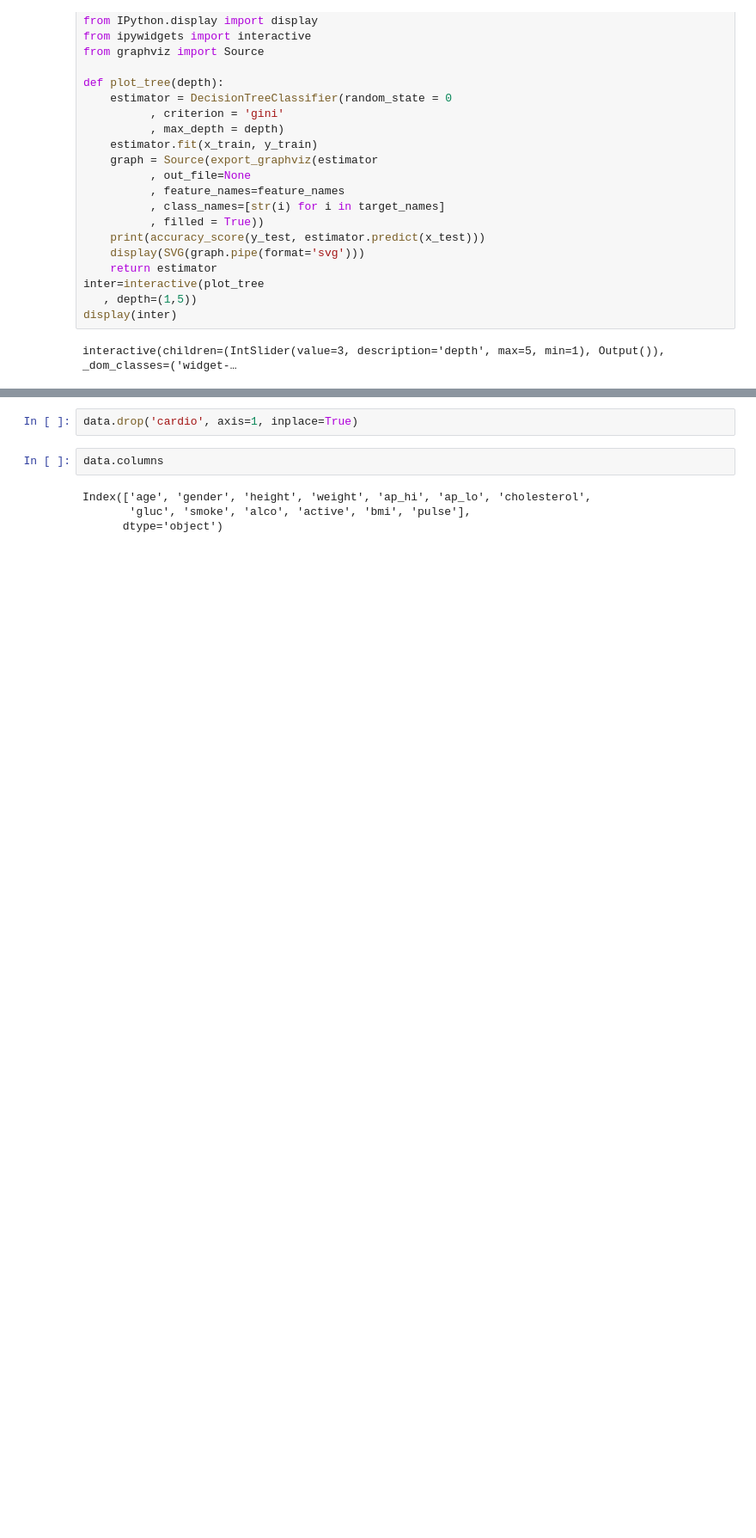
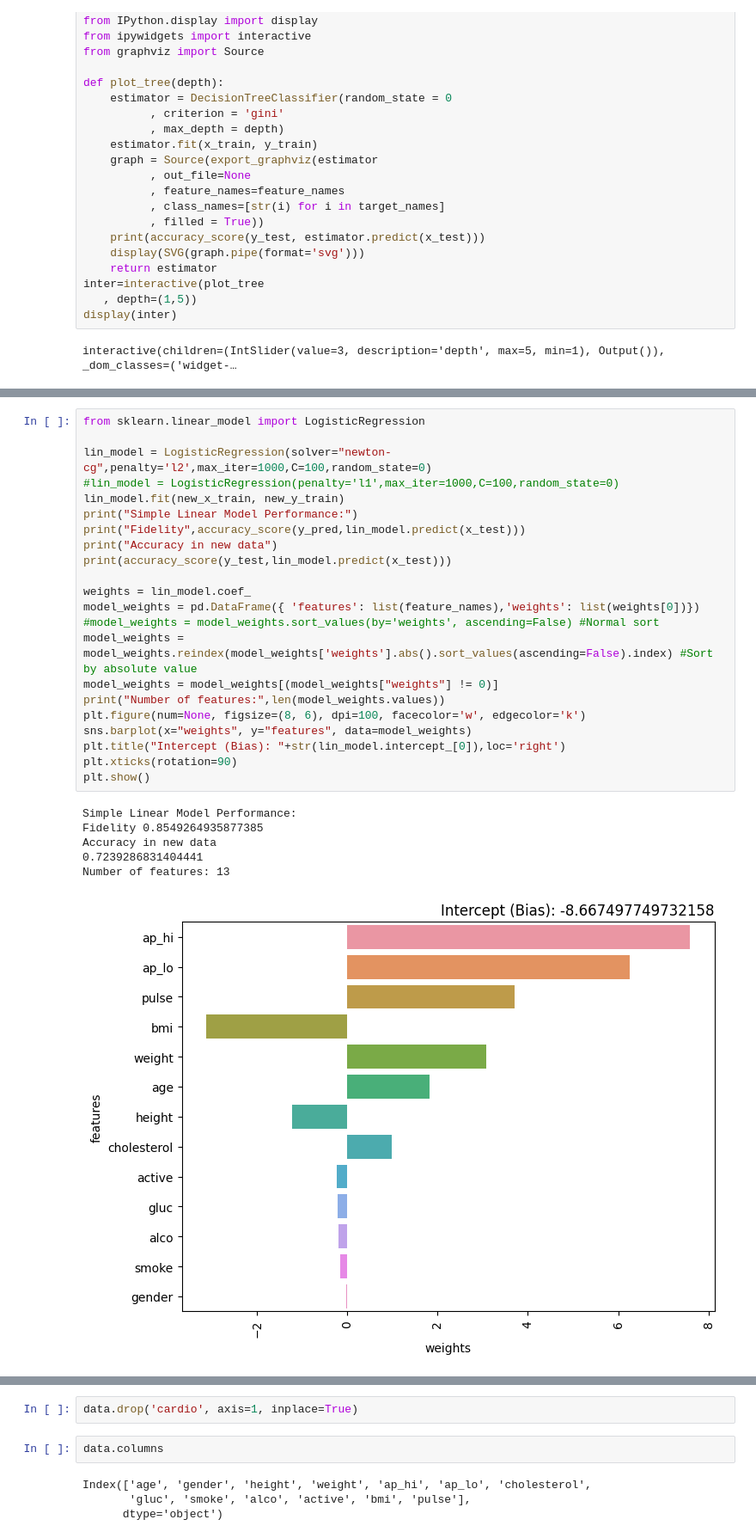
Before and after one commit to LeoVogiatzis/medical_data_analysis, a Jupyter notebook: iml.ipynb, the cells around one changed output, grey strips where cells are left out. Shown at 86% size. Cells and saved outputs as stored; diff of their text form; blank space fills up the shorter version.

```diff
--- a/iml.ipynb
+++ b/iml.ipynb
@@ -182,3 +252,32 @@ interactive(children=(IntSlider(value=3, description='depth', max=5, min=1), Out
+# %%
+from sklearn.linear_model import LogisticRegression
+
+lin_model = LogisticRegression(solver="newton-cg",penalty='l2',max_iter=1000,C=100,random_state=0)
+#lin_model = LogisticRegression(penalty='l1',max_iter=1000,C=100,random_state=0)
+lin_model.fit(new_x_train, new_y_train)
+print("Simple Linear Model Performance:")
+print("Fidelity",accuracy_score(y_pred,lin_model.predict(x_test)))
+print("Accuracy in new data")
+print(accuracy_score(y_test,lin_model.predict(x_test)))
+
+weights = lin_model.coef_
+model_weights = pd.DataFrame({ 'features': list(feature_names),'weights': list(weights[0])})
+#model_weights = model_weights.sort_values(by='weights', ascending=False) #Normal sort
+model_weights = model_weights.reindex(model_weights['weights'].abs().sort_values(ascending=False).index) #Sort by absolute value
+model_weights = model_weights[(model_weights["weights"] != 0)]
+print("Number of features:",len(model_weights.values))
+plt.figure(num=None, figsize=(8, 6), dpi=100, facecolor='w', edgecolor='k')
+sns.barplot(x="weights", y="features", data=model_weights)
+plt.title("Intercept (Bias): "+str(lin_model.intercept_[0]),loc='right')
+plt.xticks(rotation=90)
+plt.show()
+# %% [output]
+Simple Linear Model Performance:
+Fidelity 0.8549264935877385
+Accuracy in new data
+0.7239286831404441
+Number of features: 13
+[figure, added]
 # %%
 from sklearn.svm import SVC
 import xgboost
```
Also changed, not shown: parts of 24 cells of this notebook.
